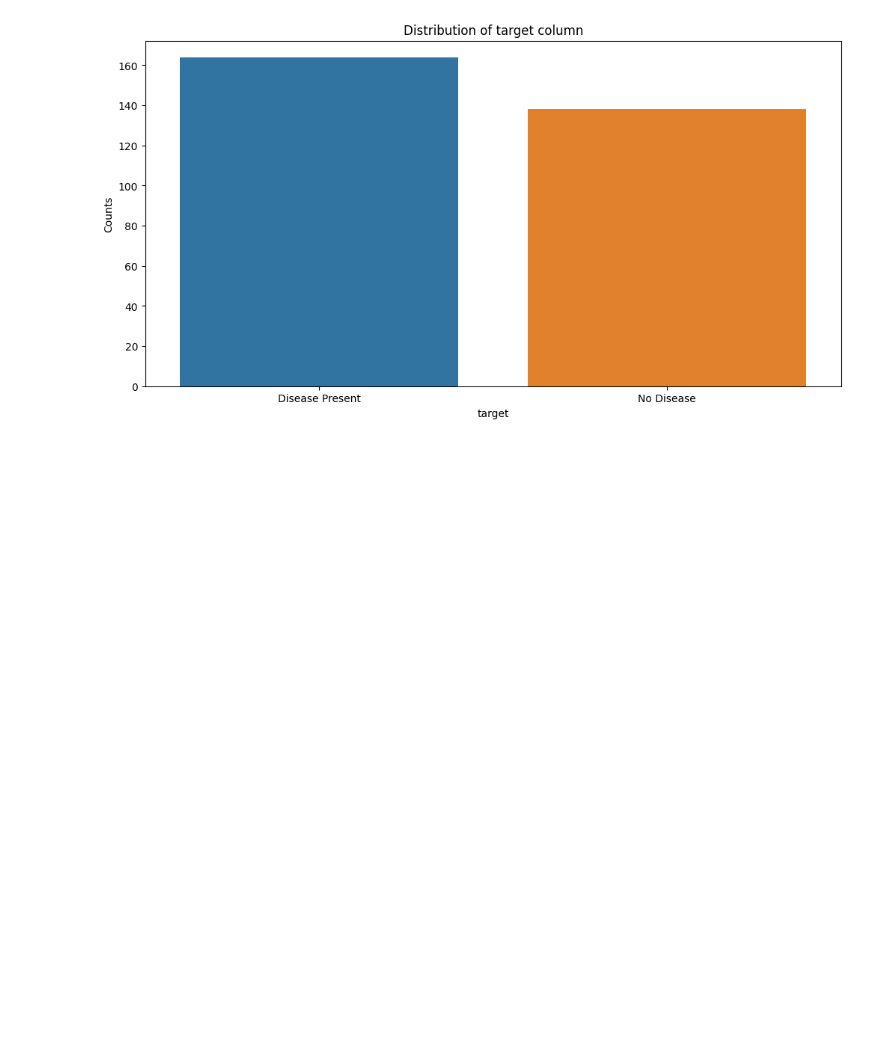
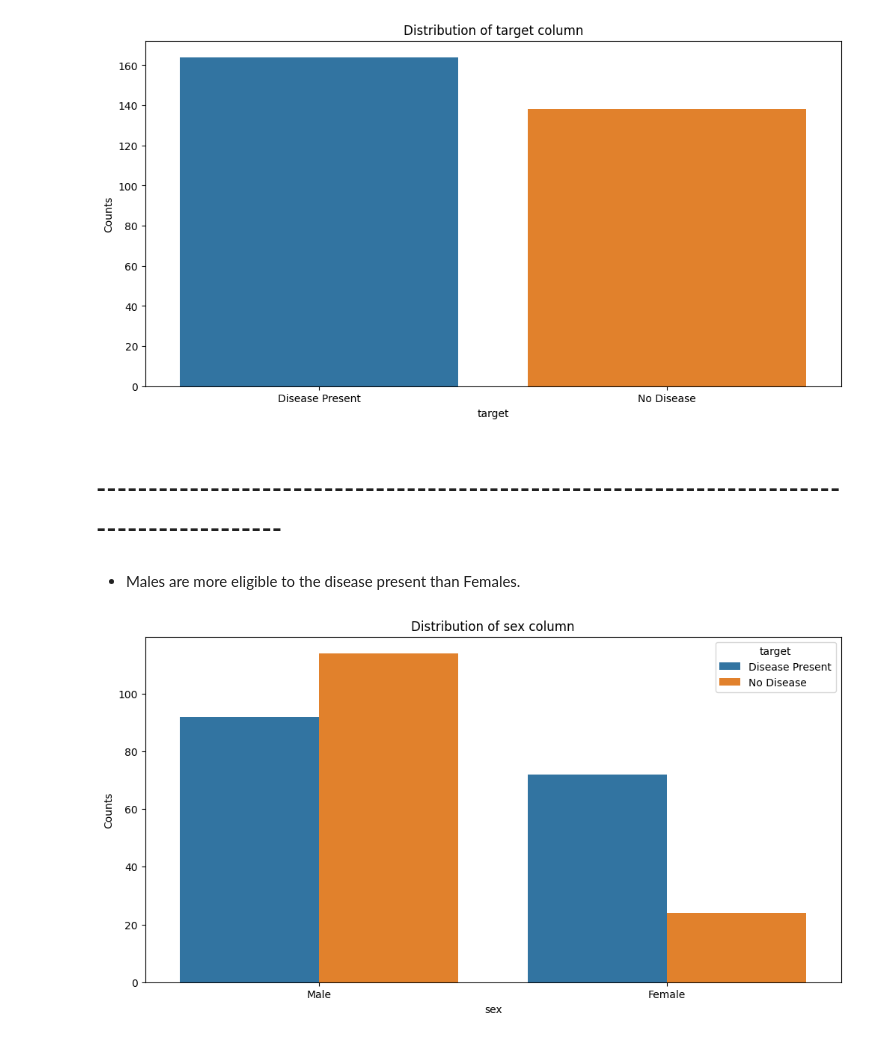
Before and after one commit to alaalmy-ahmed/Heart-Diseases-Analysis, a Jupyter notebook: Visual Analysis.ipynb, the cells around one changed output. Saved outputs shown, nothing was run; the diff lists cells and outputs as text; code cells hidden in the pictures; blank space fills up the shorter version.

```diff
--- a/Visual Analysis.ipynb
+++ b/Visual Analysis.ipynb
@@ -175,7 +175,7 @@ preprocessed_data.head()
 def plot_distribution(col, figsize=(12, 6), rotation=0, hue=None, color=None, counts=True):
     if counts:
         print(preprocessed_data[col].value_counts(normalize=True))
-    if len(preprocessed_data[col].unique()) > 2:
+    if (len(preprocessed_data[col].unique()) > 2) & (hue == None):
         color = 'steelblue'
     plt.figure(figsize=figsize)
     sns.countplot(data=preprocessed_data,
@@ -282,3 +282,11 @@ Disease Present    0.543046
 No Disease         0.456954
 Name: target, dtype: float64
 [figure]
+# %% [markdown]
+# ------------------------------------------------------------------------------------------
+# %% [markdown]
+- Males are more eligible to the disease present than Females.
+# %%
+plot_distribution('sex', hue='target', counts=False)
+# %% [output]
+[figure, added]
```
Also changed, not shown: parts of 19 cells of this notebook, 24 other files.
